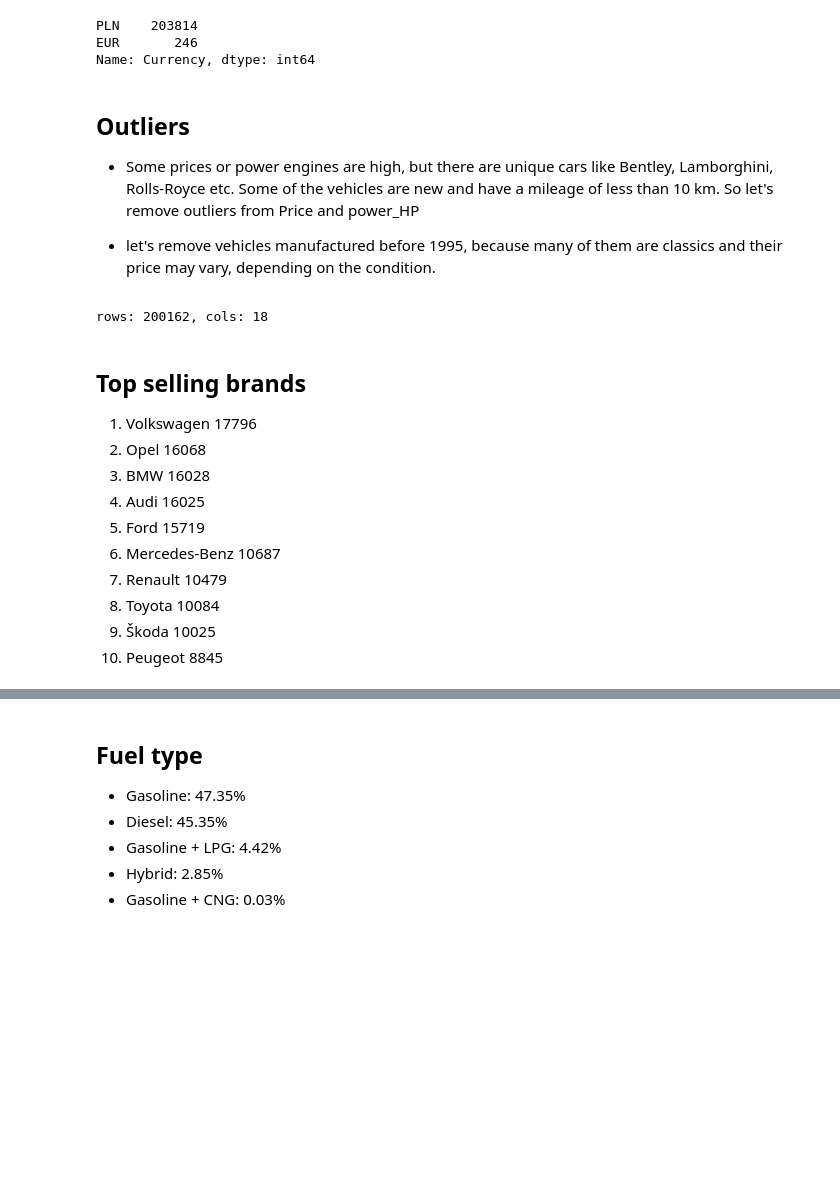
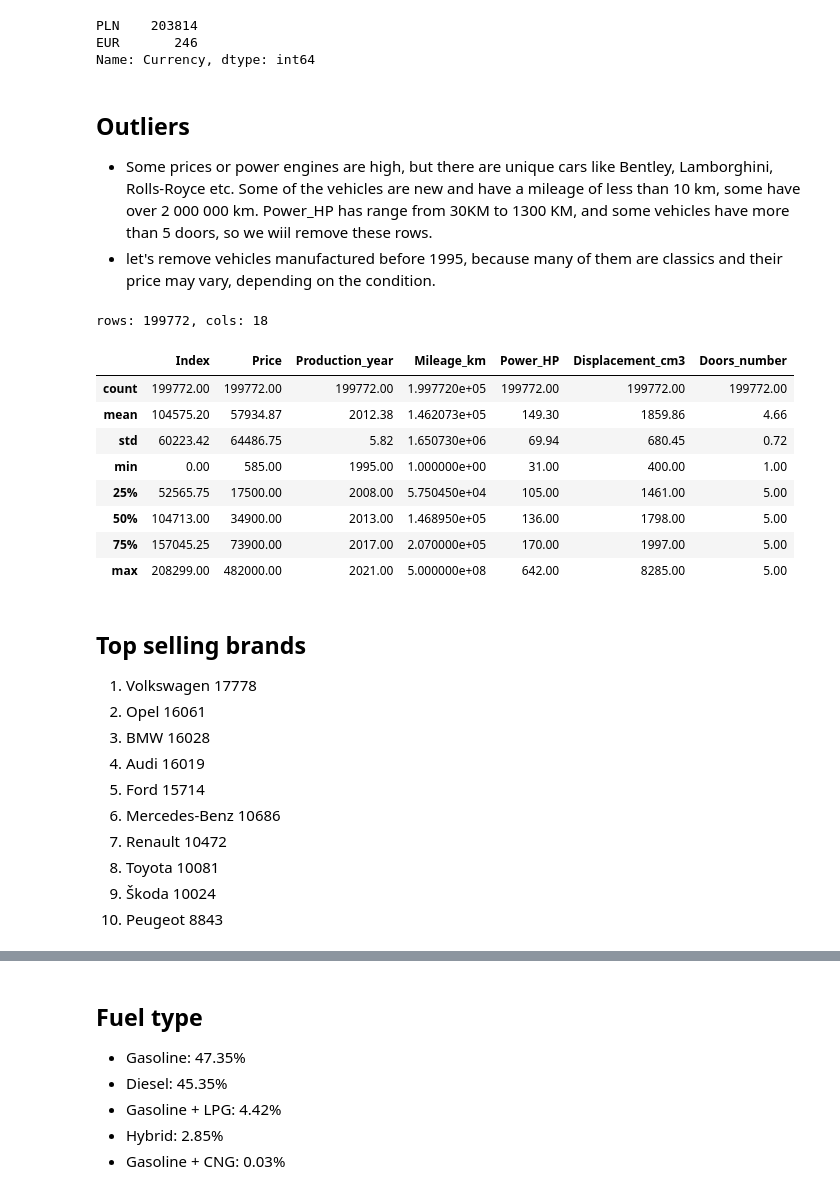
Before and after one commit to lilmarcin/car_prices_analysis, a Jupyter notebook: main.ipynb, the cells around one changed output, grey strips where cells are left out. Cells and saved outputs as stored; diff of their text form; code cells hidden in the pictures; blank space fills up the shorter version.

```diff
--- a/main.ipynb
+++ b/main.ipynb
@@ -135,8 +141,7 @@ df.loc[df['Currency'] == 'EUR', 'Price'] *= 4.46
 # %% [markdown]
 ## Outliers
 
-- Some prices or power engines are high, but there are unique cars like Bentley, Lamborghini, Rolls-Royce etc. Some of the vehicles are new and have a mileage of less than 10 km. So let's remove outliers from Price and power_HP
-
+- Some prices or power engines are high, but there are unique cars like Bentley, Lamborghini, Rolls-Royce etc. Some of the vehicles are new and have a mileage of less than 10 km, some have over 2 000 000 km. Power_HP has range from 30KM to 1300 KM, and some vehicles have more than 5 doors, so we wiil remove these rows.
 - let's remove vehicles manufactured before 1995, because many of them are classics and their price may vary, depending on the condition.
 # %%
 # detect outliers using IQR formula, but no 25/75
@@ -155,27 +160,45 @@ def detect_outliers_iqr(data):
 outliers_price = detect_outliers_iqr(df['Price'])
 outliers_power_hp = detect_outliers_iqr(df['Power_HP'])
 
+# Remove cars manufactured under 1995
+df = df[df['Production_year'] >= 1995]
+
+# Remove doors > 5
+df = df[df['Doors_number'] < 6]
+# Remove Power HP under 30 KM
+df = df[df['Power_HP'] > 30]
+
 # remove outliers
 df_filtered = df[~(outliers_price | outliers_power_hp)]
 
-# Remove cars manufactured under 1995
-df_filtered = df_filtered[df_filtered['Production_year'] >= 1995]
 print(f"rows: {df_filtered.shape[0]}, cols: {df_filtered.shape[1]}")
 # %% [output]
-rows: 200162, cols: 18
+rows: 199772, cols: 18
+# %%
+df_filtered.describe().round(2)
+# %% [output]
+|  | Index | Price | Production_year | Mileage_km | Power_HP | Displacement_cm3 | Doors_number |
+| count | 199772.00 | 199772.00 | 199772.00 | 1.997720e+05 | 199772.00 | 199772.00 | 199772.00 |
+| mean | 104575.20 | 57934.87 | 2012.38 | 1.462073e+05 | 149.30 | 1859.86 | 4.66 |
+| std | 60223.42 | 64486.75 | 5.82 | 1.650730e+06 | 69.94 | 680.45 | 0.72 |
+| min | 0.00 | 585.00 | 1995.00 | 1.000000e+00 | 31.00 | 400.00 | 1.00 |
+| 25% | 52565.75 | 17500.00 | 2008.00 | 5.750450e+04 | 105.00 | 1461.00 | 5.00 |
+| 50% | 104713.00 | 34900.00 | 2013.00 | 1.468950e+05 | 136.00 | 1798.00 | 5.00 |
+| 75% | 157045.25 | 73900.00 | 2017.00 | 2.070000e+05 | 170.00 | 1997.00 | 5.00 |
+| max | 208299.00 | 482000.00 | 2021.00 | 5.000000e+08 | 642.00 | 8285.00 | 5.00 |
 # %% [markdown]
 ## Top selling brands
 
-1.  Volkswagen	17796
-2.	Opel	16068
+1.	Volkswagen	17778
+2.	Opel	16061
 3.	BMW	16028
-4.	Audi	16025
-5.	Ford	15719
-6.	Mercedes-Benz	10687
-7.	Renault	10479
-8.	Toyota	10084
-9.	Škoda	10025
-10.	Peugeot	8845
+4.	Audi	16019
+5.	Ford	15714
+6.	Mercedes-Benz	10686
+7.	Renault	10472
+8.	Toyota	10081
+9.	Škoda 10024
+10.	Peugeot	8843
 # %%
 df_filtered['Vehicle_brand'].unique()
 # %% [output]
```
Also changed, not shown: parts of 5 cells of this notebook, 4 other files.
